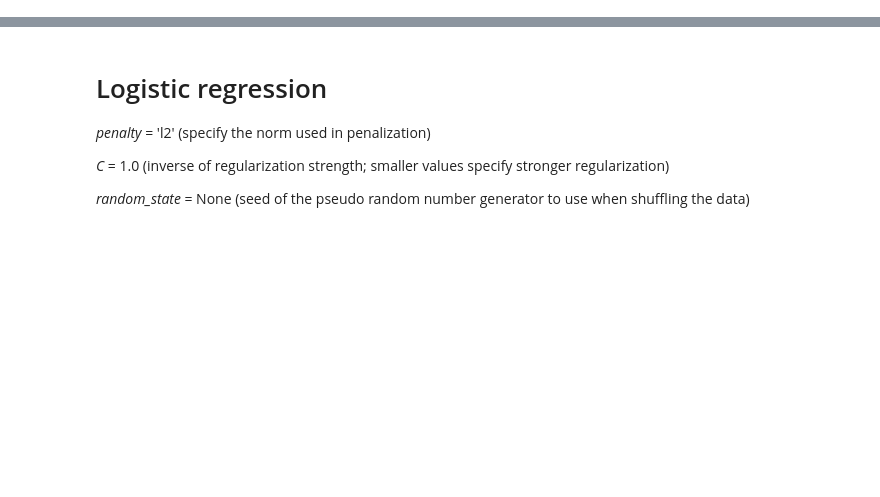
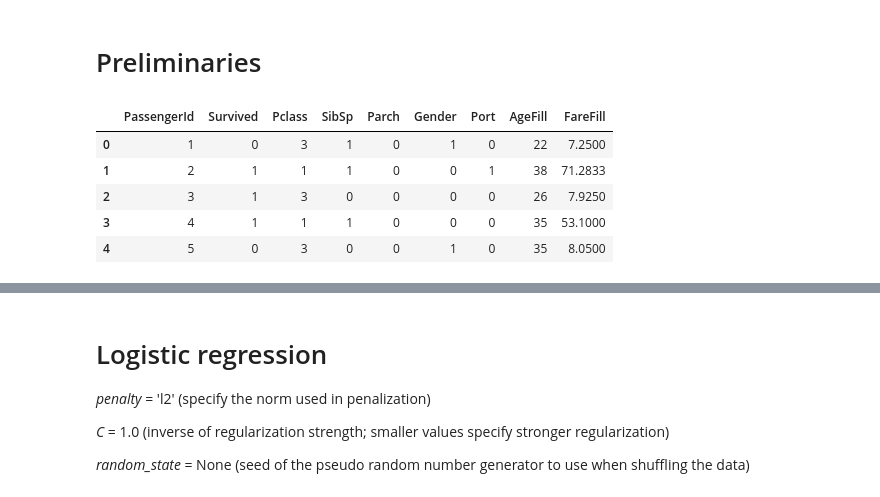
Before and after one commit to ErBa508/kggle, a Jupyter notebook: Titanic/LogisticRegression_Titanic.ipynb, the cells around one changed output, grey strips where cells are left out. Saved outputs shown, nothing was run; the diff lists cells and outputs as text; code cells hidden in the pictures; blank space fills up the shorter version.

```diff
--- a/Titanic/LogisticRegression_Titanic.ipynb
+++ b/Titanic/LogisticRegression_Titanic.ipynb
@@ -18,5 +19,16 @@ from sklearn.cross_validation import cross_val_predict
 from sklearn.metrics import accuracy_score
+# %% [markdown]
+# Preliminaries
 # %%
 # Load the Data
 train = pd.read_csv('input/train2.csv')
 test = pd.read_csv('input/test2.csv')
+# %%
+train.head()
+# %% [output]
+|  | PassengerId | Survived | Pclass | SibSp | Parch | Gender | Port | AgeFill | FareFill |
+| 0 | 1 | 0 | 3 | 1 | 0 | 1 | 0 | 22 | 7.2500 |
+| 1 | 2 | 1 | 1 | 1 | 0 | 0 | 1 | 38 | 71.2833 |
+| 2 | 3 | 1 | 3 | 0 | 0 | 0 | 0 | 26 | 7.9250 |
+| 3 | 4 | 1 | 1 | 1 | 0 | 0 | 0 | 35 | 53.1000 |
+| 4 | 5 | 0 | 3 | 0 | 0 | 1 | 0 | 35 | 8.0500 |
```
Also changed, not shown: parts of 30 cells of this notebook.
